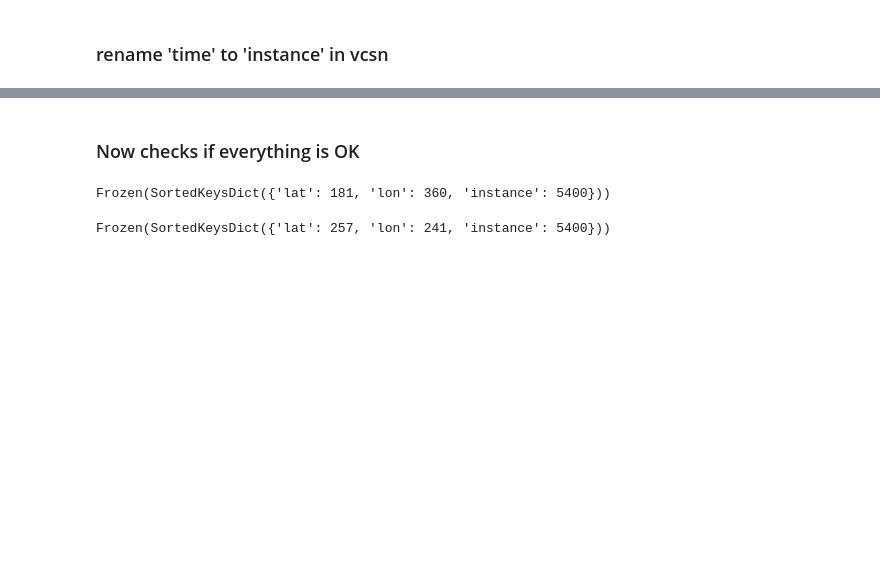
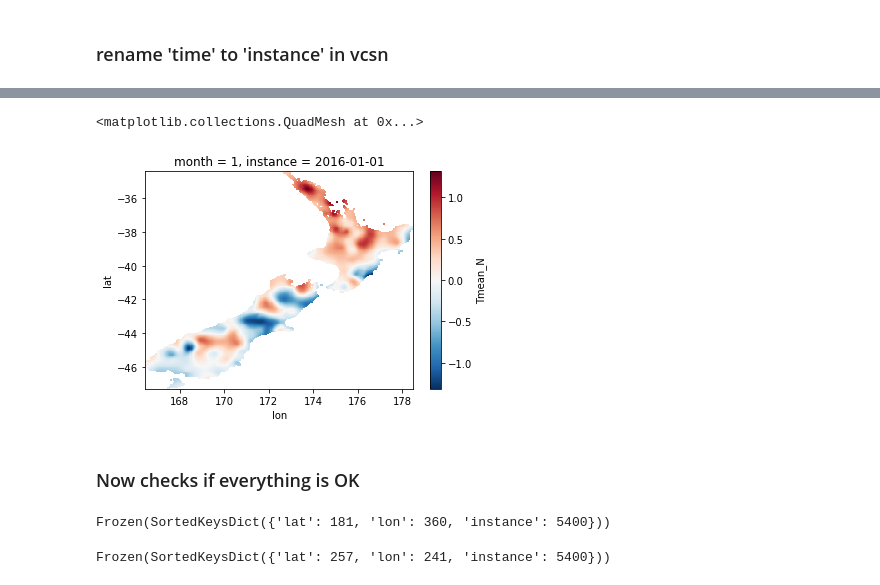
Before and after one commit to nicolasfauchereau/DL4SEAS, a Jupyter notebook: CNN/notebooks/Build_supervised_model.ipynb, the cells around one changed output, grey strips where cells are left out. Saved outputs shown, nothing was run; the diff lists cells and outputs as text; code cells hidden in the pictures; blank space fills up the shorter version.

```diff
--- a/CNN/notebooks/Build_supervised_model.ipynb
+++ b/CNN/notebooks/Build_supervised_model.ipynb
@@ -210,3 +200,8 @@ vcsn_train, vcsn_val, vcsn_test = map(lambda x: x.rename({'time':'instance'}), [
+# %%
+vcsn_test.isel(instance=0)['Tmean_N'].plot()
+# %% [output]
+<matplotlib.collections.QuadMesh at 0x...>
+[figure, added]
 # %% [markdown]
 ### Now checks if everything is OK
 # %%
```
Also changed, not shown: parts of 54 cells of this notebook.
